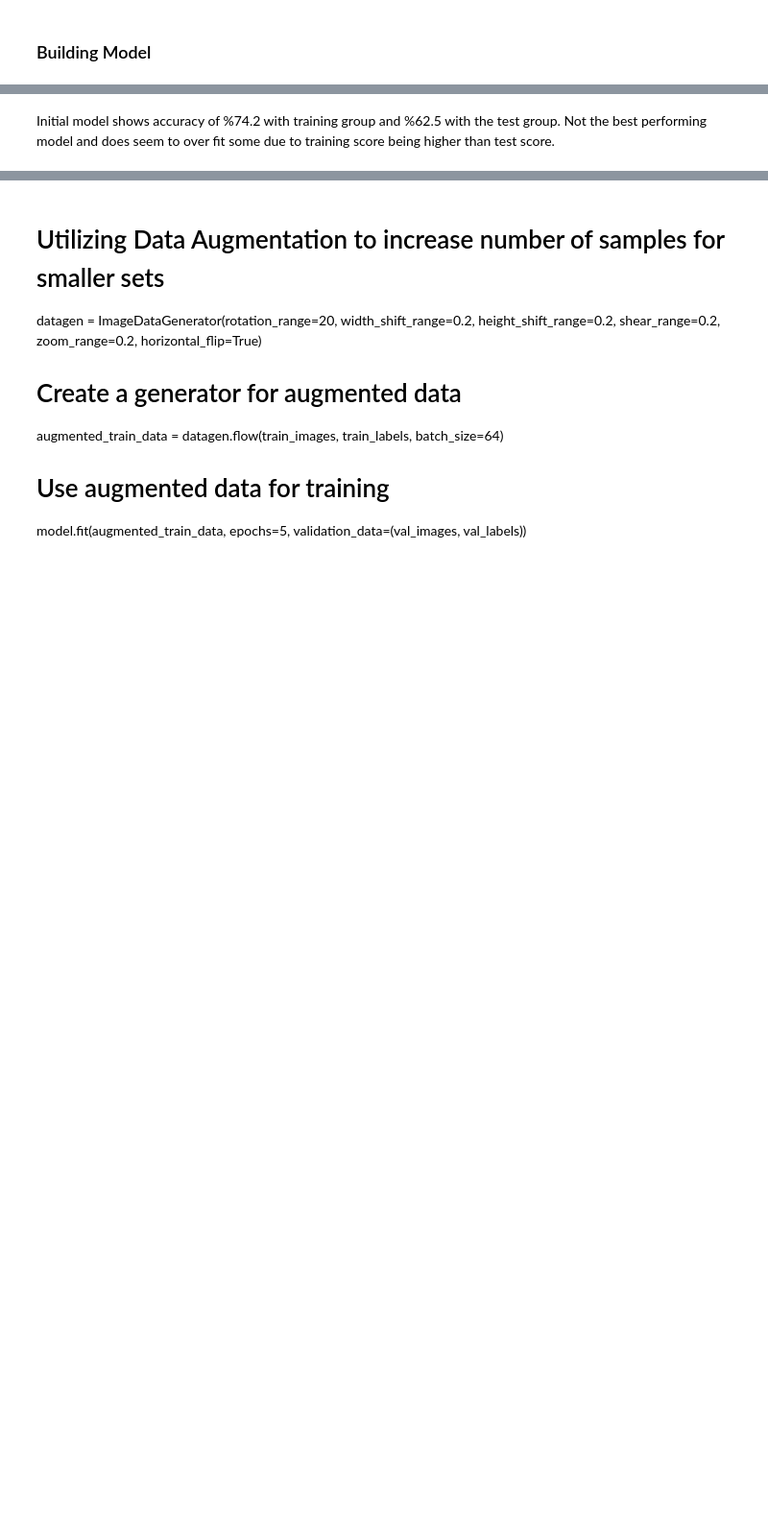
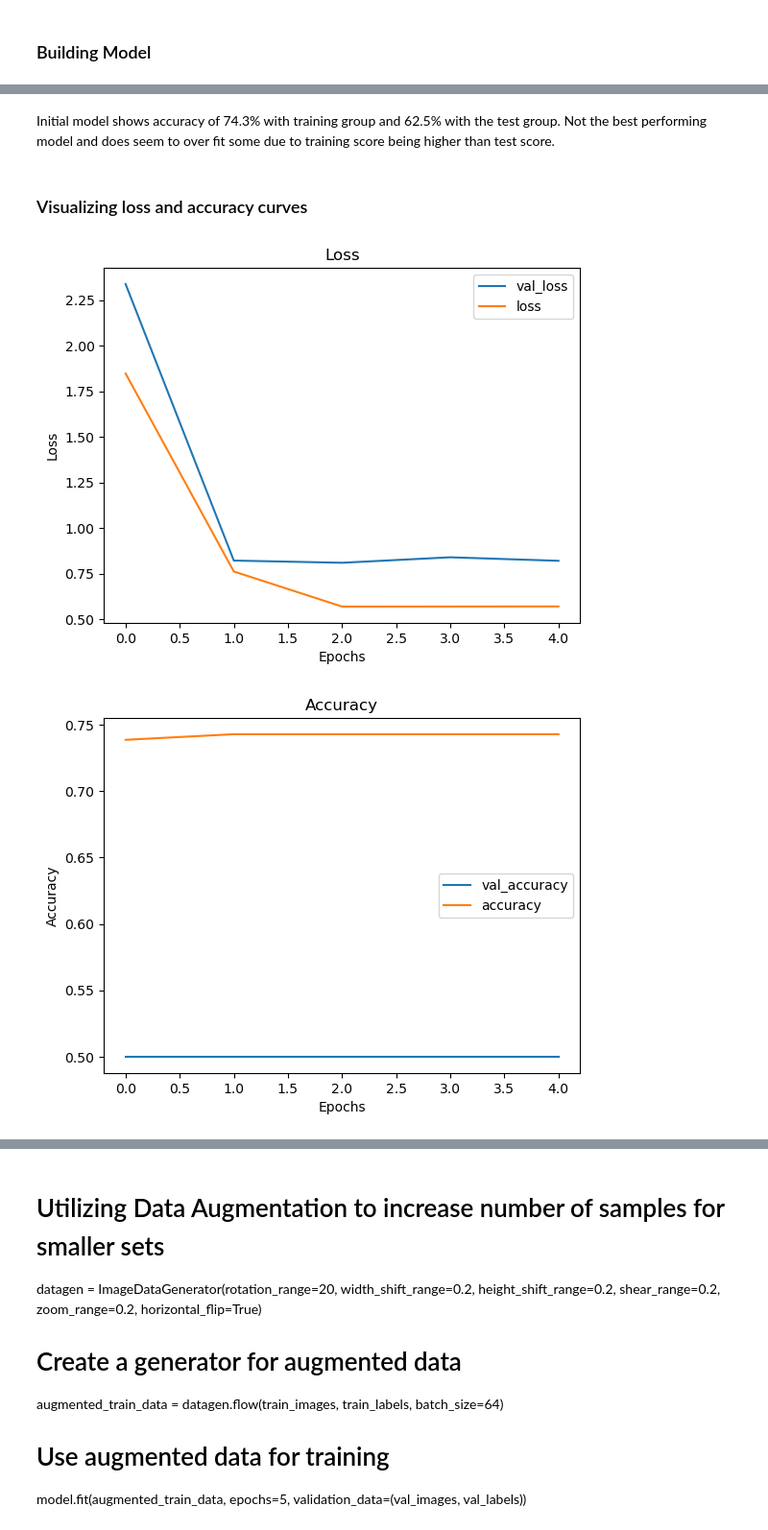
Before and after one commit to ldwilker10/pneumonia_classification, a Jupyter notebook: draft_notebook_baseline_model.ipynb, the cells around one changed output, grey strips where cells are left out. Shown: that part at 96% size. Saved outputs shown, nothing was run; the diff lists cells and outputs as text; code cells hidden in the pictures; blank space fills up the shorter version.

Commit message:
Iterated over first five models

```diff
--- a/draft_notebook_baseline_model.ipynb
+++ b/draft_notebook_baseline_model.ipynb
@@ -277,2 +279,32 @@ Test Results: [0.6932506561279297, 0.625]
 # %% [markdown]
-Initial model shows accuracy of %74.2 with training group and %62.5 with the test group. Not the best performing model and does seem to over fit some due to training score being higher than test score.
+Initial model shows accuracy of 74.3% with training group and 62.5% with the test group. Not the best performing model and does seem to over fit some due to training score being higher than test score.
+# %% [markdown]
+### Visualizing loss and accuracy curves
+# %%
+# Creating function to plot loss and accuracy curves
+
+def visualize_training_results(results):
+    history = results.history
+    plt.figure()
+    plt.plot(history['val_loss'])
+    plt.plot(history['loss'])
+    plt.legend(['val_loss', 'loss'])
+    plt.title('Loss')
+    plt.xlabel('Epochs')
+    plt.ylabel('Loss')
+    plt.show()
+
+    plt.figure()
+    plt.plot(history['val_accuracy'])
+    plt.plot(history['accuracy'])
+    plt.legend(['val_accuracy', 'accuracy'])
+    plt.title('Accuracy')
+    plt.xlabel('Epochs')
+    plt.ylabel('Accuracy')
+    plt.show()
+
+# Viewing results
+visualize_training_results(results_1)
+# %% [output]
+[figure, added]
+[figure, added]
```
Also changed, not shown: parts of 44 cells of this notebook.
